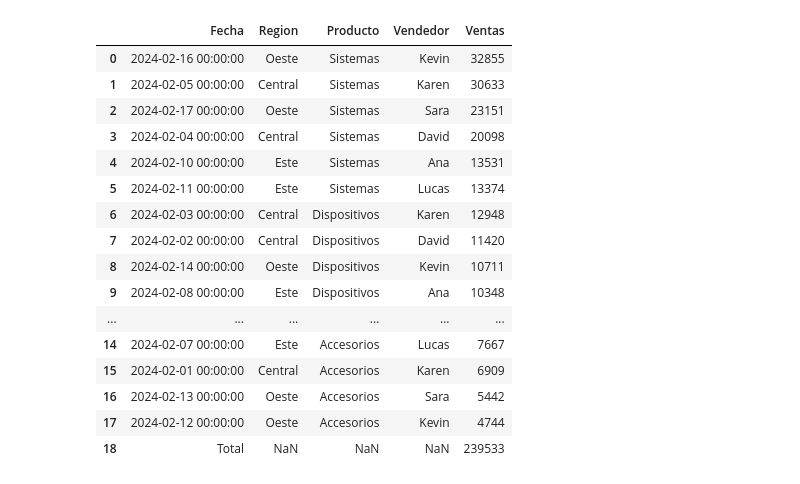
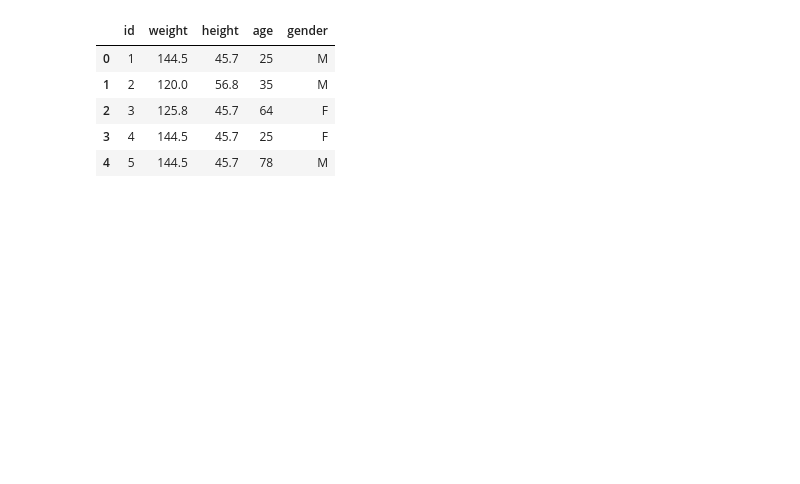
Before and after one commit to Dannap77/Talento-tech, a Jupyter notebook: Taller_Iniciación.ipynb, the cells around one changed output. Saved outputs shown, nothing was run; the diff lists cells and outputs as text; code cells hidden in the pictures; blank space fills up the shorter version.

```diff
--- a/Taller_Iniciación.ipynb
+++ b/Taller_Iniciación.ipynb
@@ -11,2 +19,11 @@ Mounted at /content/drive
+# %%
+df_2
+# %% [output]
+|  | id | weight | height | age | gender |
+| 0 | 1 | 144.5 | 45.7 | 25 | M |
+| 1 | 2 | 120.0 | 56.8 | 35 | M |
+| 2 | 3 | 125.8 | 45.7 | 64 | F |
+| 3 | 4 | 144.5 | 45.7 | 25 | F |
+| 4 | 5 | 144.5 | 45.7 | 78 | M |
 # %%
 #leer archivo en formato de excel
@@ -14,20 +30,0 @@ df_ventas = pd.read_excel("/example_ventas.xlsx")
-# %%
-df_ventas
-# %% [output]
-|  | Fecha | Region | Producto | Vendedor | Ventas |
-| 0 | 2024-02-16 00:00:00 | Oeste | Sistemas | Kevin | 32855 |
-| 1 | 2024-02-05 00:00:00 | Central | Sistemas | Karen | 30633 |
-| 2 | 2024-02-17 00:00:00 | Oeste | Sistemas | Sara | 23151 |
-| 3 | 2024-02-04 00:00:00 | Central | Sistemas | David | 20098 |
-| 4 | 2024-02-10 00:00:00 | Este | Sistemas | Ana | 13531 |
-| 5 | 2024-02-11 00:00:00 | Este | Sistemas | Lucas | 13374 |
-| 6 | 2024-02-03 00:00:00 | Central | Dispositivos | Karen | 12948 |
-| 7 | 2024-02-02 00:00:00 | Central | Dispositivos | David | 11420 |
-| 8 | 2024-02-14 00:00:00 | Oeste | Dispositivos | Kevin | 10711 |
-| 9 | 2024-02-08 00:00:00 | Este | Dispositivos | Ana | 10348 |
-| ... | ... | ... | ... | ... | ... |
-| 14 | 2024-02-07 00:00:00 | Este | Accesorios | Lucas | 7667 |
-| 15 | 2024-02-01 00:00:00 | Central | Accesorios | Karen | 6909 |
-| 16 | 2024-02-13 00:00:00 | Oeste | Accesorios | Sara | 5442 |
-| 17 | 2024-02-12 00:00:00 | Oeste | Accesorios | Kevin | 4744 |
-| 18 | Total | NaN | NaN | NaN | 239533 |
```
Also changed, not shown: parts of 16 cells of this notebook, 13 other files.
